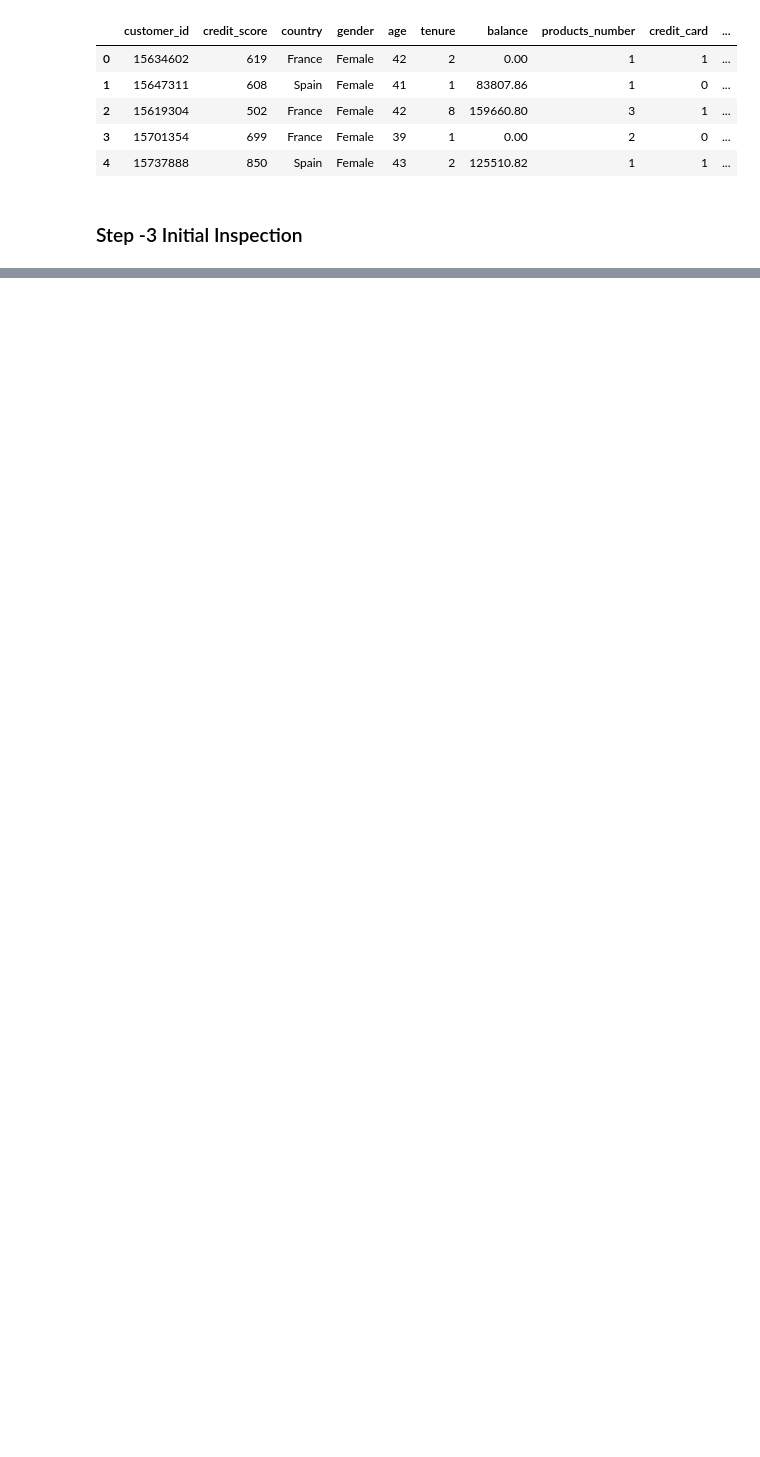
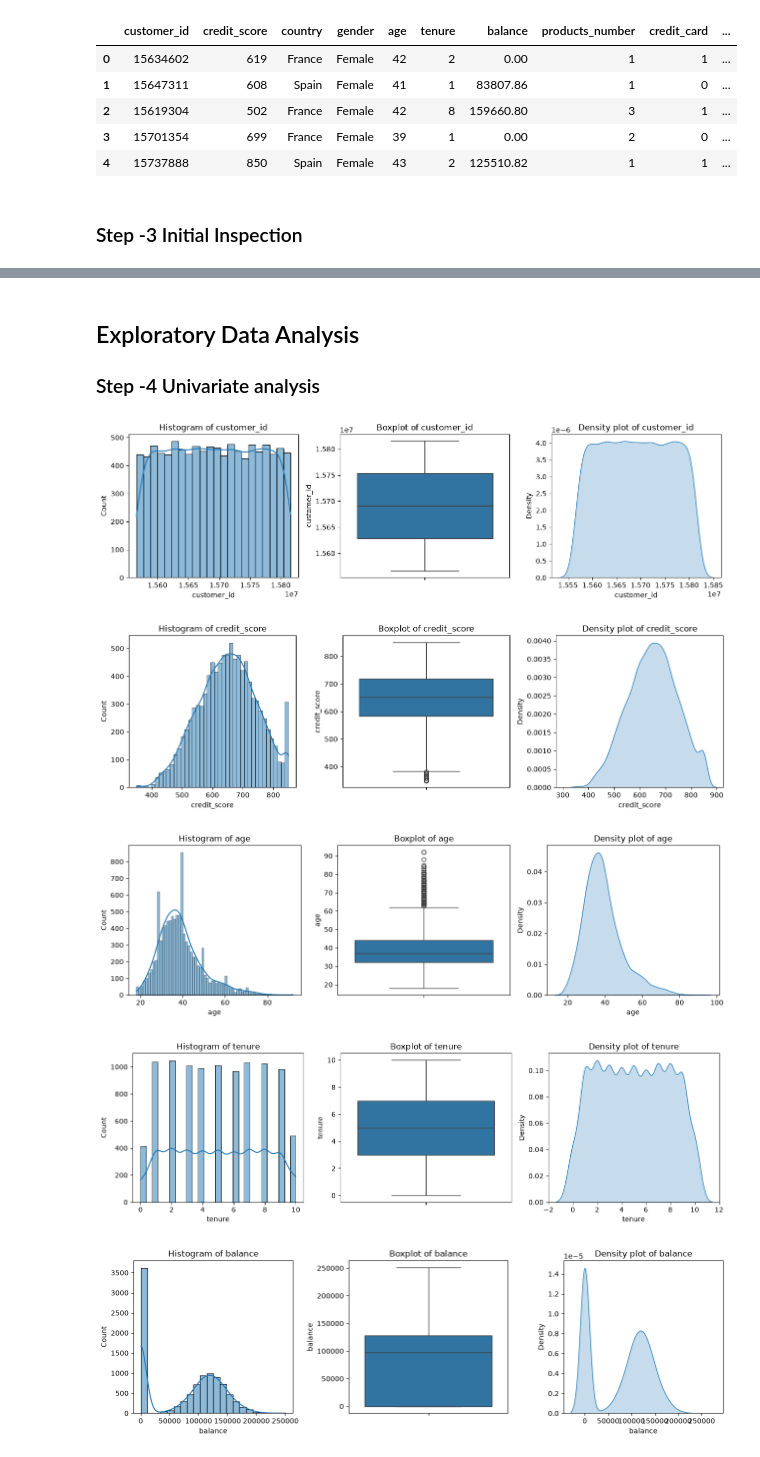
Before and after one commit to virendraksp47/customer-churn-predictor, a Jupyter notebook: notebooks/project.ipynb, the cells around one changed output, grey strips where cells are left out. Cells and saved outputs as stored; diff of their text form; code cells hidden in the pictures; blank space fills up the shorter version.

```diff
--- a/notebooks/project.ipynb
+++ b/notebooks/project.ipynb
@@ -12,7 +10,7 @@ ModuleNotFoundError: No module named 'pandas'
 # %% [markdown]
 ### Step -2 Load Dataset
 # %%
-df=pd.read_csv("/mnt/study_material/data_science/Projects/customer-churn-predictor/Bank Customer Churn Prediction.csv")
-print("SHape :",df.shape)
+df = pd.read_csv("../datasets/Bank-Customer-Churn-Prediction.csv")
+print("shape :",df.shape)
 df.head()
 # %% [output]
@@ -27,0 +73,29 @@ SHape : (10000, 12)
+# %% [markdown]
+## Exploratory Data Analysis
+### Step -4 Univariate analysis
+# %%
+# histogram, boxplot, density plot of numerical columns
+num_col=df.drop(columns=["gender","country","churn","credit_card","active_member"])
+for col in num_col:
+    plt.figure(figsize=(30,4))
+
+    plt.subplot(1,7,1)
+    sns.histplot(df[col],kde=True)
+    plt.title(f"Histogram of {col}")
+
+    plt.subplot(1,7,2)
+    sns.boxplot(y=df[col])
+    plt.title(f"Boxplot of {col}")
+
+    plt.subplot(1,7,3)
+    sns.kdeplot(df[col],fill=True)
+    plt.title(f"Density plot of {col}")
+
+    plt.tight_layout()
+    plt.show()
+# %% [output]
+[figure, added]
+[figure, added]
+[figure, added]
+[figure, added]
+[figure, added]
```
Also changed, not shown: parts of 8 cells of this notebook.
